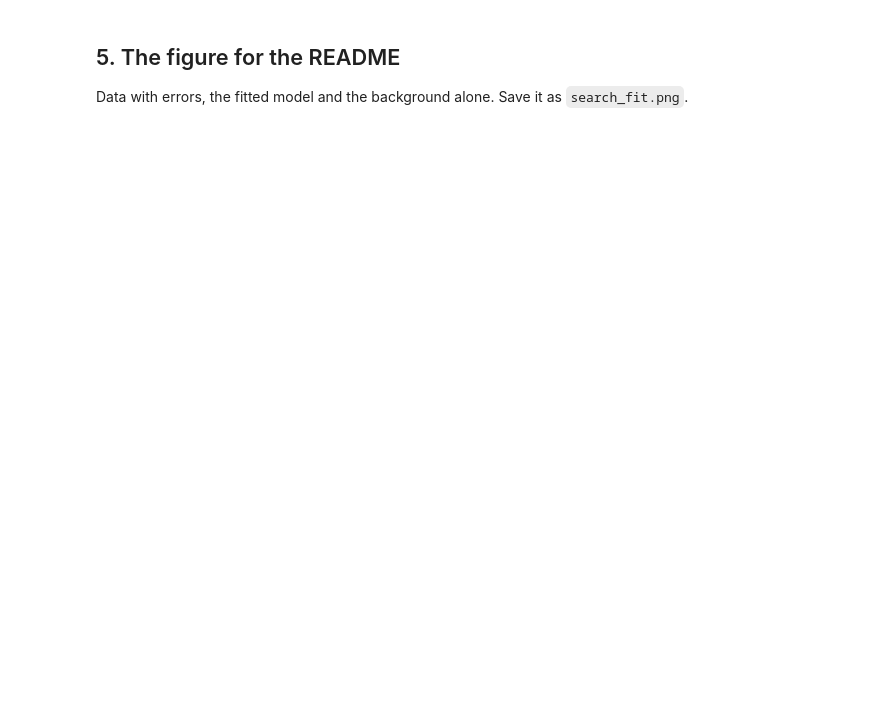
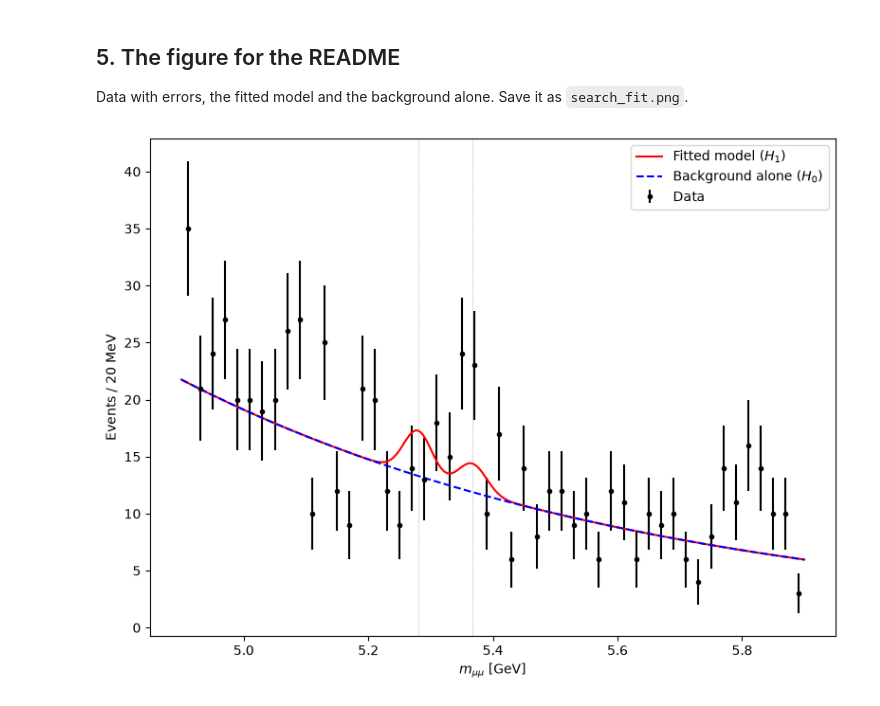
Before and after one commit to luis-cd/fca_bsmumu_fork, a Jupyter notebook: analysis.ipynb, the cells around one changed output. Cells and saved outputs as stored; diff of their text form; code cells hidden in the pictures; blank space fills up the shorter version.

```diff
--- a/analysis.ipynb
+++ b/analysis.ipynb
@@ -124,4 +147,16 @@ plt.ylabel('events / 20 MeV');
 Does the fit recover what was generated? Compare the fitted $n_{B_s}$ with
 `truth['bs'] * efficiency`. Repeat with other seeds: how much does the p-value change?
 # %%
-# TODO (D)
+for seed in [7, 42, 100, 2026]:
+    # 1. Generar MC con la semilla actual
+    raw_mc, truth = mc.generate('search', seed=seed)
+
+    # 2. Seleccionar y ajustar
+    events_mc = dimuon.select(raw_mc)
+    m_mc = dimuon.invariant_mass(events_mc)
+    params, errors, chi2 = search.fit(m_mc, sigma)
+    p_val, z_sig = search.pvalue(m_mc, sigma)
+
+    # 3. Comparar verdad vs ajuste
+    expected_bs = truth['bs'] * efficiency
+    print(f"Seed {seed}: Generados esperados = {expected_bs:.1f} | Ajustados n_Bs = {params[3]:.1f} ± {errors[3]:.1f} | p-value = {p_val:.2e} ({z_sig:.1f} sigma)")
@@ -131,4 +184,30 @@ Does the fit recover what was generated? Compare the fitted $n_{B_s}$ with
 Data with errors, the fitted model and the background alone. Save it as
 `search_fit.png`.
 # %%
-# TODO (D)
+plt.figure(figsize=(8, 6))
+plt.errorbar(x, counts, yerr=np.sqrt(counts), fmt='k.', label='Data')
+
+x_dense = np.linspace(4.9, 5.9, 200)
+y_model = search.model(x_dense, *params, sigma)
+
+params_bkg = params.copy()
+params_bkg[2] = 0  # n_B0 = 0
+params_bkg[3] = 0  # n_Bs = 0
+y_bkg = search.model(x_dense, *params_bkg, sigma)
+
+plt.plot(x_dense, y_model, 'r-', label='Fitted model ($H_1$)')
+plt.plot(x_dense, y_bkg, 'b--', label='Background alone ($H_0$)')
+
+# Líneas de referencia para las masas
+for mass, name in [(search.M_B0, '$B^0$'), (search.M_BS, '$B_s$')]:
+    plt.axvline(mass, color='grey', lw=0.5, linestyle=':')
+
+plt.xlabel(r'$m_{\mu\mu}$ [GeV]')
+plt.ylabel('Events / 20 MeV')
+plt.legend(loc='upper right')
+plt.tight_layout()
+
+plt.savefig('search_fit.png', dpi=300)
+plt.show()
+# %% [output]
+[figure, added]
```
Also changed, not shown: parts of 10 cells of this notebook, 1 other file.
